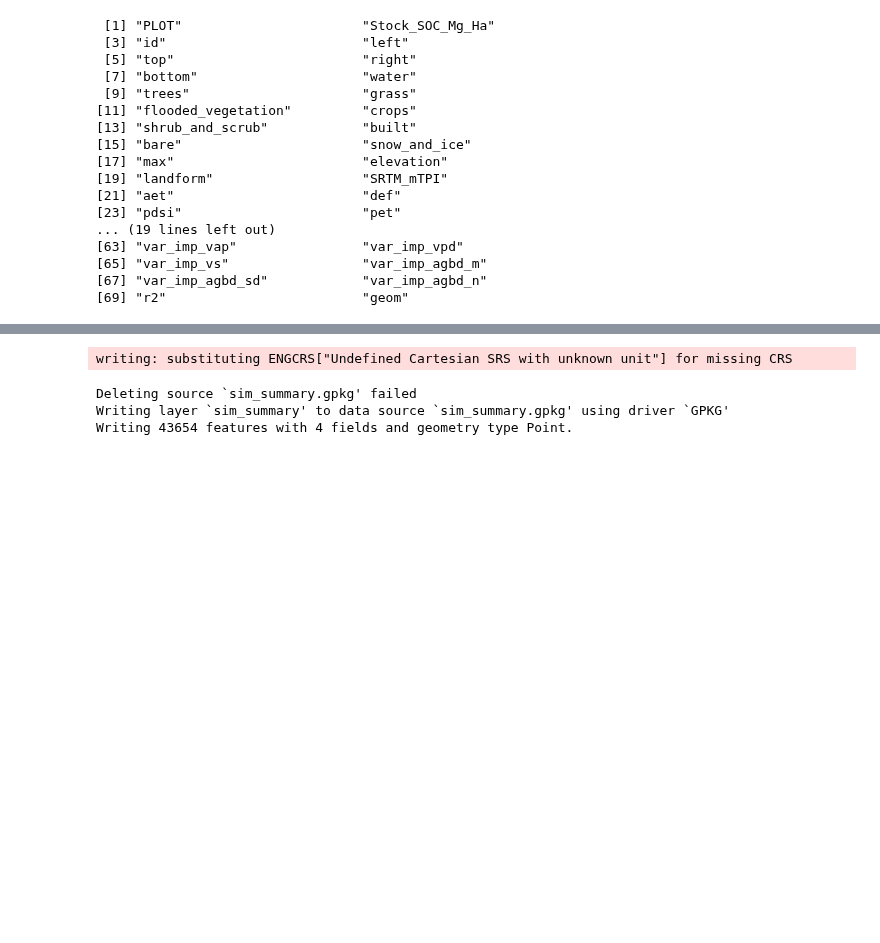
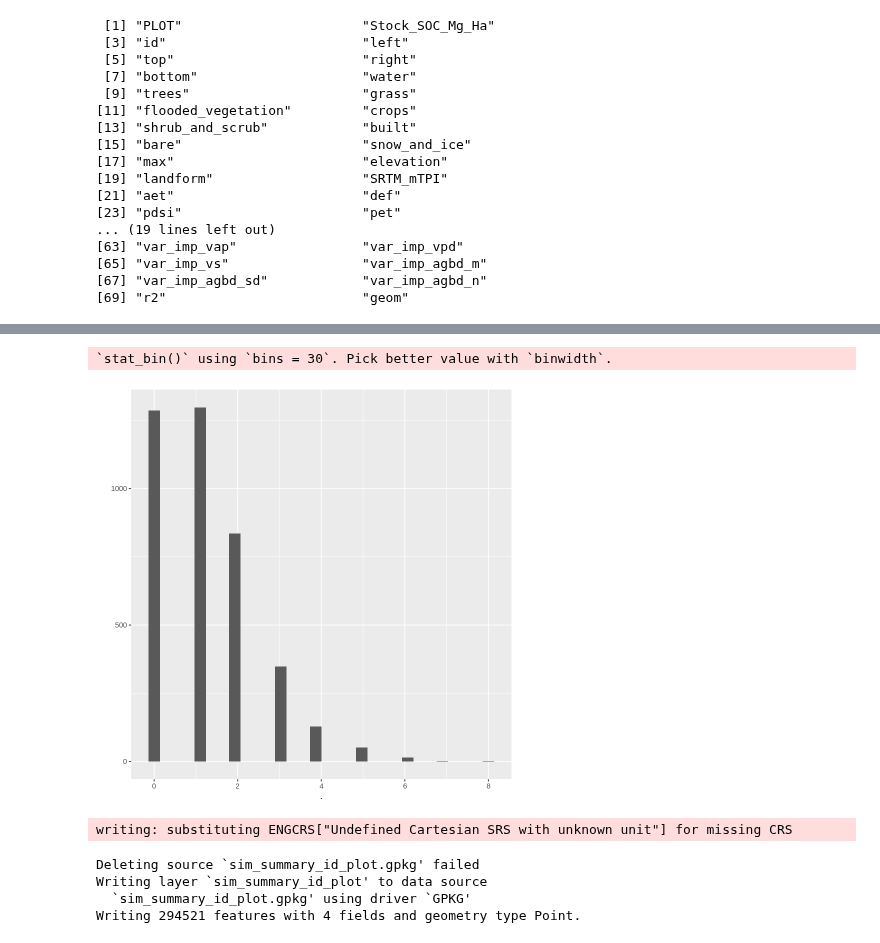
Before and after one commit to seismosmsr/hawaii_soils, a Jupyter notebook: Hawaii_Soils_Analysis.ipynb, the cells around one changed output, grey strips where cells are left out. Cells and saved outputs as stored; diff of their text form; code cells hidden in the pictures; blank space fills up the shorter version.

```diff
--- a/Hawaii_Soils_Analysis.ipynb
+++ b/Hawaii_Soils_Analysis.ipynb
@@ -161,9 +171,16 @@ sim_dt[,z:=(predicted-Stock_SOC_Mg_Ha)/Stock_SOC_Mg_Ha]
 # %%
-sim_summary_dt <- sim_dt[,list(unique = unique(PLOT) %>% length,length = length(PLOT),length_05 = length(PLOT[sqrt((z)^2) <0.05]),geom=unique(geom)),by=id]
+sim_summary_dt <- sim_dt[,list(length = length(r2),length_05 = length(r2[sqrt((z)^2) <0.05]),geom=unique(geom)),by=.(id,PLOT)]
+# %%
+# sim_summary_dt
+sim_summary_dt[PLOT==5289]$length_05 %>% qplot
+# %% [output]
+`stat_bin()` using `bins = 30`. Pick better value with `binwidth`.
+[figure, added]
 # %%
-sim_summary_dt %>% st_as_sf %>% st_write('sim_summary.gpkg',delete_dsn = T)
+sim_summary_dt %>% st_as_sf %>% st_write('sim_summary_id_plot.gpkg',delete_dsn = T)
 # %% [output]
 writing: substituting ENGCRS["Undefined Cartesian SRS with unknown unit"] for missing CRS
-Deleting source `sim_summary.gpkg' failed
-Writing layer `sim_summary' to data source `sim_summary.gpkg' using driver `GPKG'
-Writing 43654 features with 4 fields and geometry type Point.
+Deleting source `sim_summary_id_plot.gpkg' failed
+Writing layer `sim_summary_id_plot' to data source
+  `sim_summary_id_plot.gpkg' using driver `GPKG'
+Writing 294521 features with 4 fields and geometry type Point.
```
Also changed, not shown: parts of 38 cells of this notebook.
